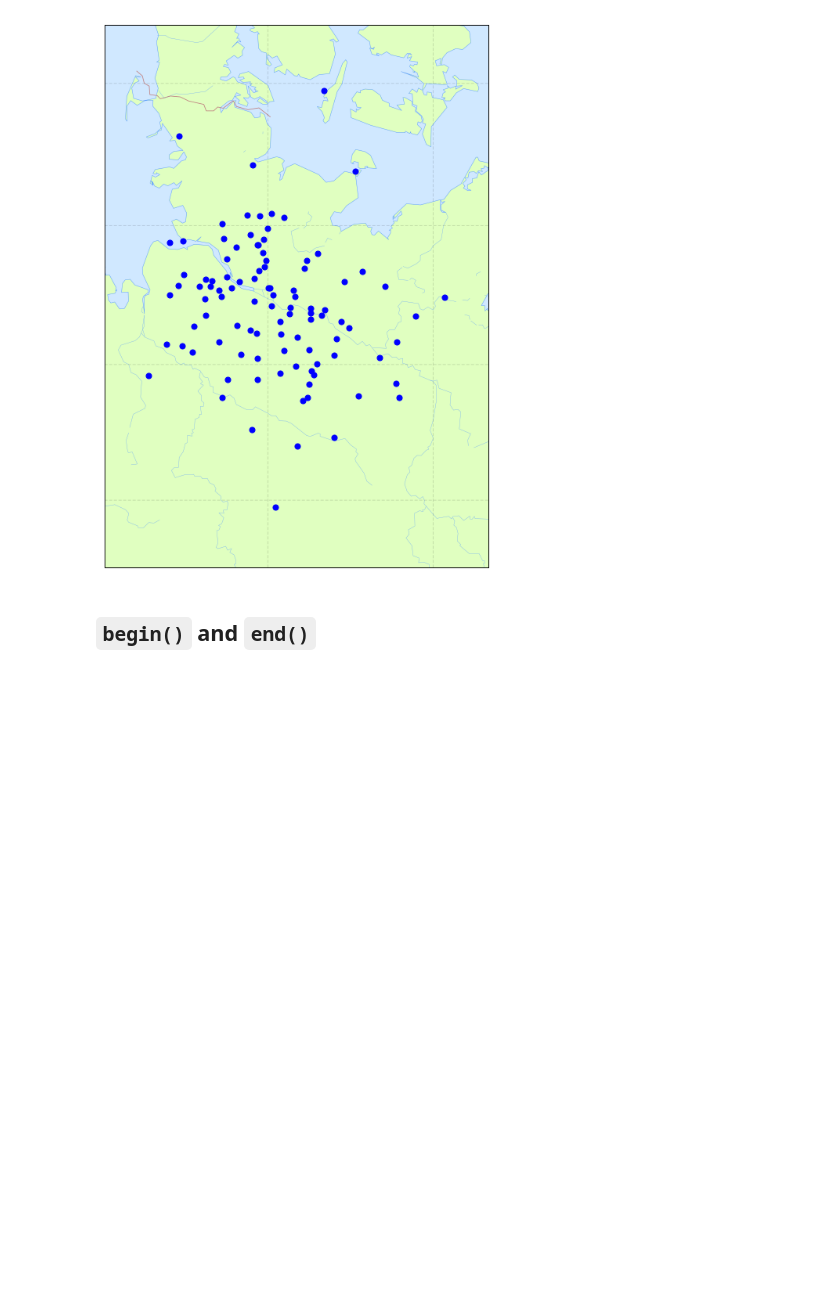
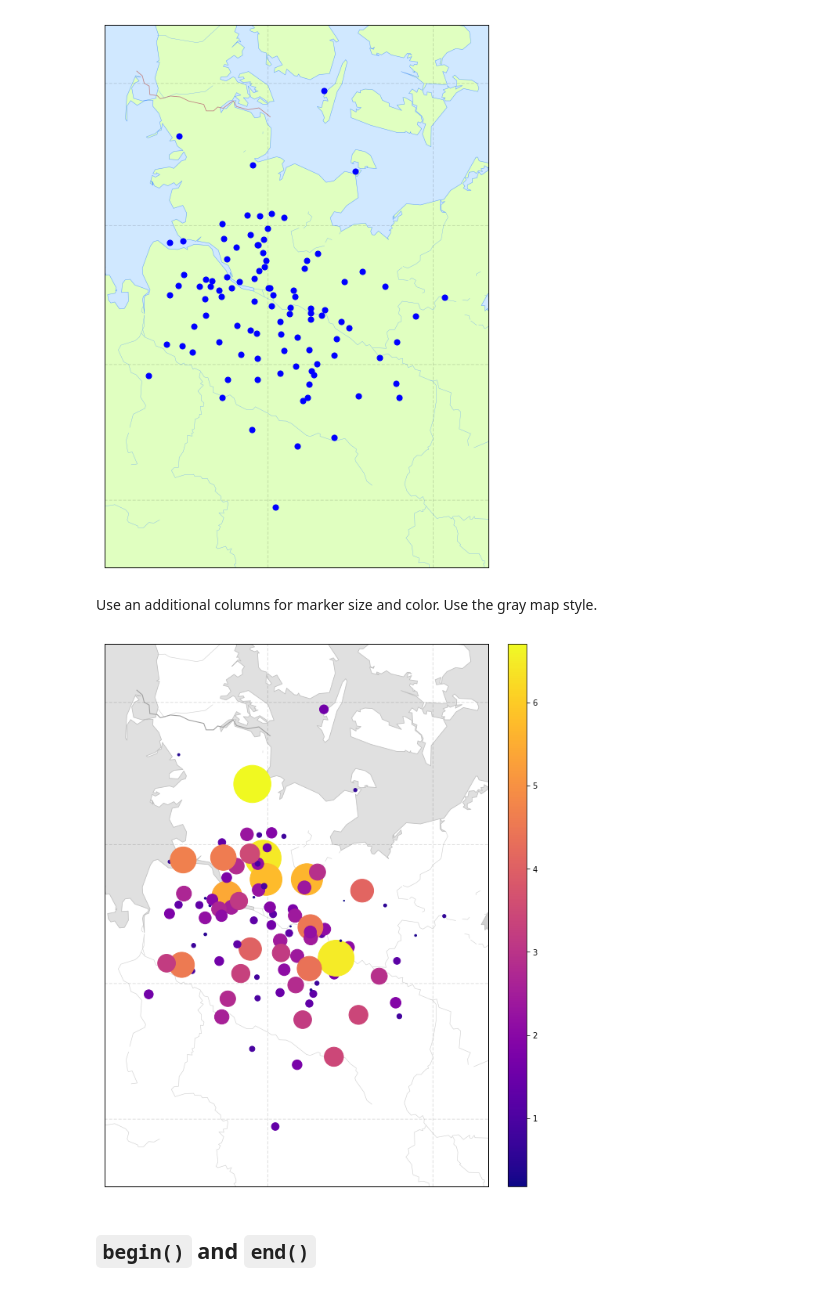
Before and after one commit to mastersign/mastersign-datascience, a Jupyter notebook: demo-plot.ipynb, the cells around one changed output. Cells and saved outputs as stored; diff of their text form; code cells hidden in the pictures; blank space fills up the shorter version.

```diff
--- a/demo-plot.ipynb
+++ b/demo-plot.ipynb
@@ -398,6 +405,16 @@ If not specified the columns `latitude` and `longitude` are used.
 pl.scatter_map(data_4, size=50)
 # %% [output]
 [figure]
+# %% [markdown]
+Use an additional columns for marker size and color.
+Use the gray map style.
+# %%
+pl.scatter_map(data_4,
+               size_column='value_b', size=4, size_mode='radius',
+               color_column='value_b', cmap='plasma',
+               map_style='gray')
+# %% [output]
+[figure, added]
 # %% [markdown]
 ## `begin()` and `end()`
 # %% [markdown]
```
Also changed, not shown: parts of 5 cells of this notebook, 1 other file.
